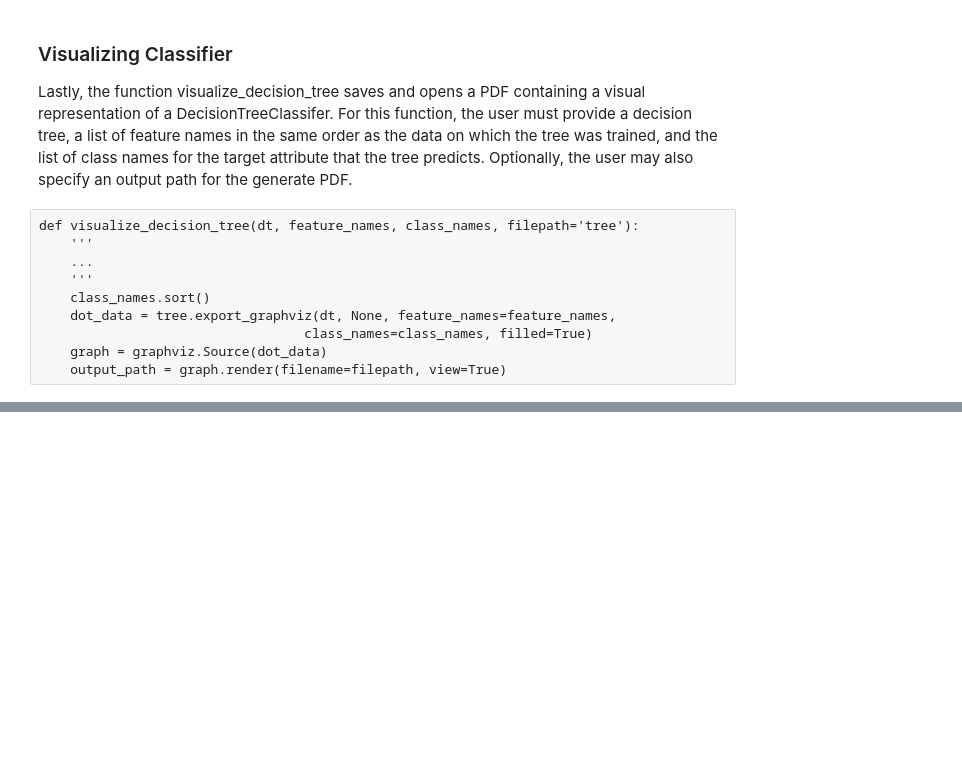
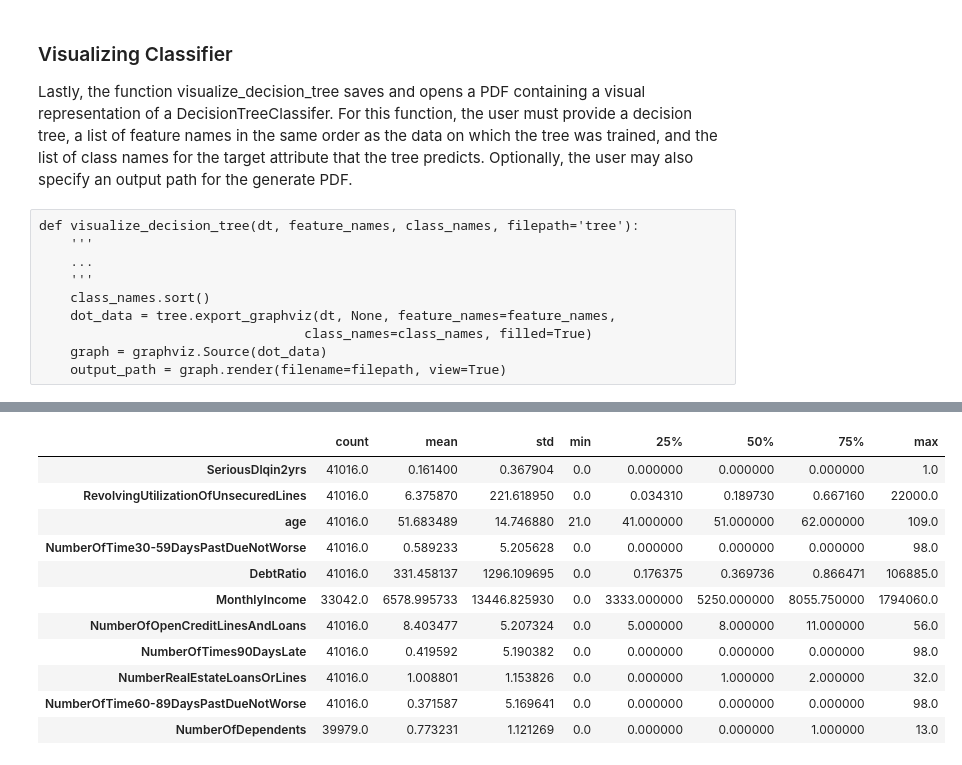
Before and after one commit to fogarty-ben/capp30254-machine-learning, a Jupyter notebook: hws/hw2/writeup.ipynb, the cells around one changed output, grey strips where cells are left out. Drawn from its saved outputs; the diff is of its cells as text; code cells hidden in the pictures; blank space fills up the shorter version.

```diff
--- a/hws/hw2/writeup.ipynb
+++ b/hws/hw2/writeup.ipynb
@@ -283,0 +306,14 @@ def visualize_decision_tree(dt, feature_names, class_names, filepath='tree'):
+# %%
+col_types = {'SeriousDlqin2yrs': float,
+             'RevolvingUtilizationOfUnsecuredLines': float,
+             'age': float,
+             'NumberOfTime30-59DaysPastDueNotWorse': float,
+             'zipcode': str,
+             'DebtRatio': float,
+             'MonthlyIncome': float,
+             'NumberOfOpenCreditLinesAndLoans': float,
+             'NumberOfTimes90DaysLate': float,
+             'NumberRealEstateLoansOrLines': float,
+             'NumberOfTime60-89DaysPastDueNotWorse': float,
+             'NumberOfDependents': float}
+df = pl.read_csv('credit-data.csv', col_types=col_types, index_col='PersonID')
@@ -283,0 +356,17 @@ def visualize_decision_tree(dt, feature_names, class_names, filepath='tree'):
+# %%
+summary = pl.summarize_data(df)
+# %%
+summary
+# %% [output]
+|  | count | mean | std | min | 25% | 50% | 75% | max |
+| SeriousDlqin2yrs | 41016.0 | 0.161400 | 0.367904 | 0.0 | 0.000000 | 0.000000 | 0.000000 | 1.0 |
+| RevolvingUtilizationOfUnsecuredLines | 41016.0 | 6.375870 | 221.618950 | 0.0 | 0.034310 | 0.189730 | 0.667160 | 22000.0 |
+| age | 41016.0 | 51.683489 | 14.746880 | 21.0 | 41.000000 | 51.000000 | 62.000000 | 109.0 |
+| NumberOfTime30-59DaysPastDueNotWorse | 41016.0 | 0.589233 | 5.205628 | 0.0 | 0.000000 | 0.000000 | 0.000000 | 98.0 |
+| DebtRatio | 41016.0 | 331.458137 | 1296.109695 | 0.0 | 0.176375 | 0.369736 | 0.866471 | 106885.0 |
+| MonthlyIncome | 33042.0 | 6578.995733 | 13446.825930 | 0.0 | 3333.000000 | 5250.000000 | 8055.750000 | 1794060.0 |
+| NumberOfOpenCreditLinesAndLoans | 41016.0 | 8.403477 | 5.207324 | 0.0 | 5.000000 | 8.000000 | 11.000000 | 56.0 |
+| NumberOfTimes90DaysLate | 41016.0 | 0.419592 | 5.190382 | 0.0 | 0.000000 | 0.000000 | 0.000000 | 98.0 |
+| NumberRealEstateLoansOrLines | 41016.0 | 1.008801 | 1.153826 | 0.0 | 0.000000 | 1.000000 | 2.000000 | 32.0 |
+| NumberOfTime60-89DaysPastDueNotWorse | 41016.0 | 0.371587 | 5.169641 | 0.0 | 0.000000 | 0.000000 | 0.000000 | 98.0 |
+| NumberOfDependents | 39979.0 | 0.773231 | 1.121269 | 0.0 | 0.000000 | 0.000000 | 1.000000 | 13.0 |
```
Also changed, not shown: parts of 32 cells of this notebook, 2 other files.
